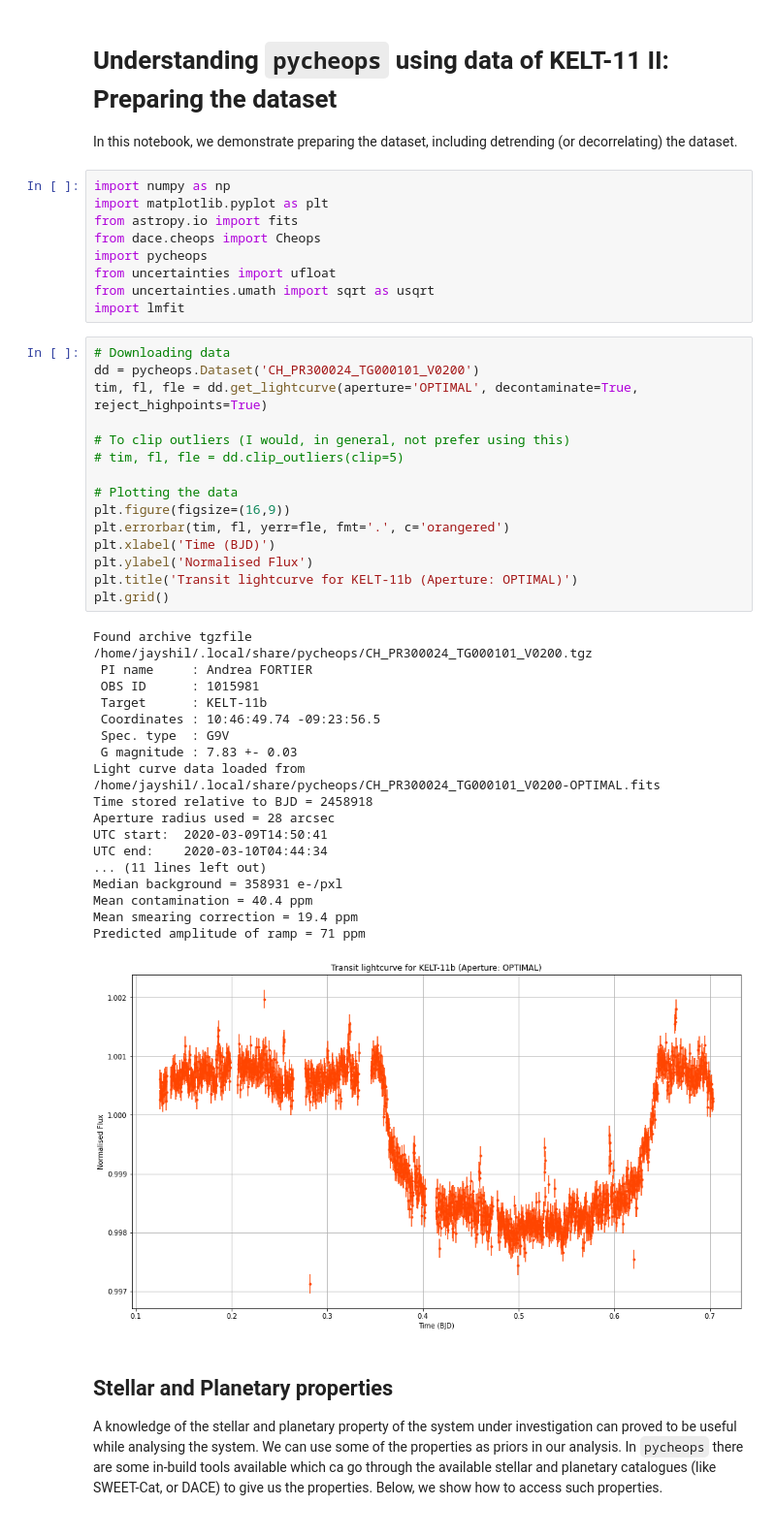
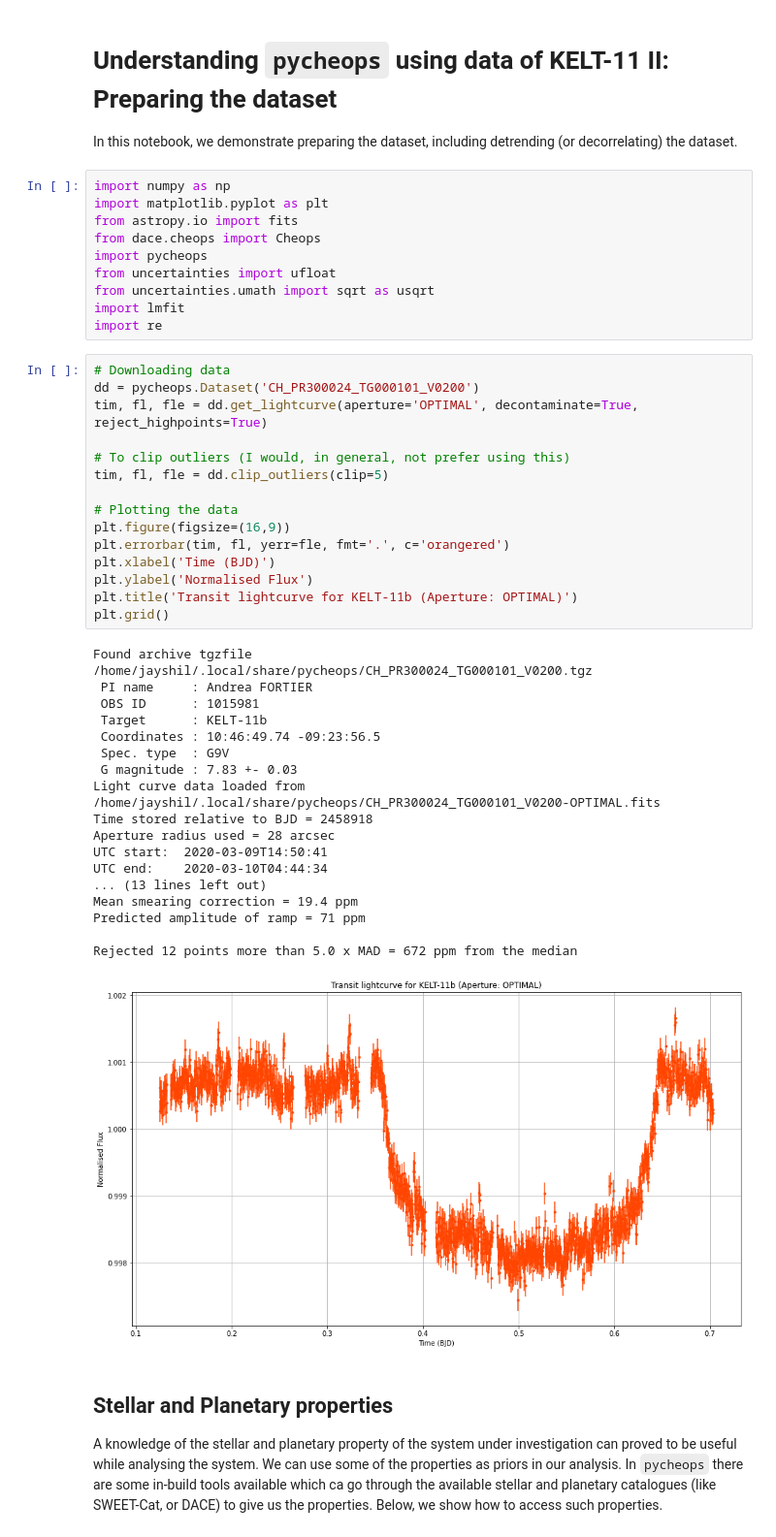
Before and after one commit to Jayshil/pycheops-tutorials, a Jupyter notebook: p2_kelt11.ipynb, the cells around one changed output. Shown: that part at 97% size. Drawn from its saved outputs; the diff is of its cells as text.

```diff
--- a/p2_kelt11.ipynb
+++ b/p2_kelt11.ipynb
@@ -11,40 +11,41 @@ import pycheops
 from uncertainties import ufloat
 from uncertainties.umath import sqrt as usqrt
 import lmfit
+import re
 # %%
 # Downloading data
 dd = pycheops.Dataset('CH_PR300024_TG000101_V0200')
 tim, fl, fle = dd.get_lightcurve(aperture='OPTIMAL', decontaminate=True, reject_highpoints=True)
 
 # To clip outliers (I would, in general, not prefer using this)
-# tim, fl, fle = dd.clip_outliers(clip=5)
+tim, fl, fle = dd.clip_outliers(clip=5)
 
 # Plotting the data
 plt.figure(figsize=(16,9))
 plt.errorbar(tim, fl, yerr=fle, fmt='.', c='orangered')
 plt.xlabel('Time (BJD)')
 plt.ylabel('Normalised Flux')
 plt.title('Transit lightcurve for KELT-11b (Aperture: OPTIMAL)')
 plt.grid()
 # %% [output]
 Found archive tgzfile /home/jayshil/.local/share/pycheops/CH_PR300024_TG000101_V0200.tgz
  PI name     : Andrea FORTIER
  OBS ID      : 1015981
  Target      : KELT-11b
  Coordinates : 10:46:49.74 -09:23:56.5
  Spec. type  : G9V
  G magnitude : 7.83 +- 0.03
 Light curve data loaded from  /home/jayshil/.local/share/pycheops/CH_PR300024_TG000101_V0200-OPTIMAL.fits
 Time stored relative to BJD = 2458918
 Aperture radius used = 28 arcsec
 UTC start:  2020-03-09T14:50:41
 UTC end:    2020-03-10T04:44:34
-... (11 lines left out)
-Median background = 358931 e-/pxl
-Mean contamination = 40.4 ppm
+... (13 lines left out)
 Mean smearing correction = 19.4 ppm
 Predicted amplitude of ramp = 71 ppm
+
+Rejected 12 points more than 5.0 x MAD = 672 ppm from the median
-[figure, old version]
+[figure, new version]
 # %% [markdown]
 ## Stellar and Planetary properties
 
```
Also changed, not shown: parts of 23 cells of this notebook.
